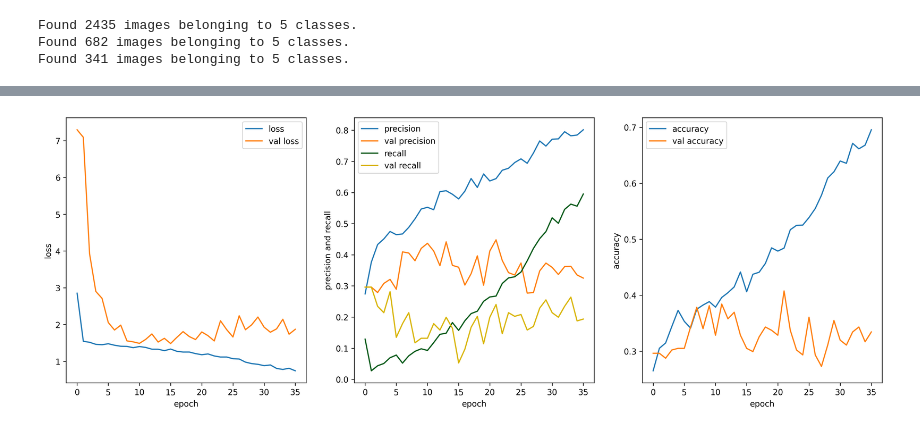
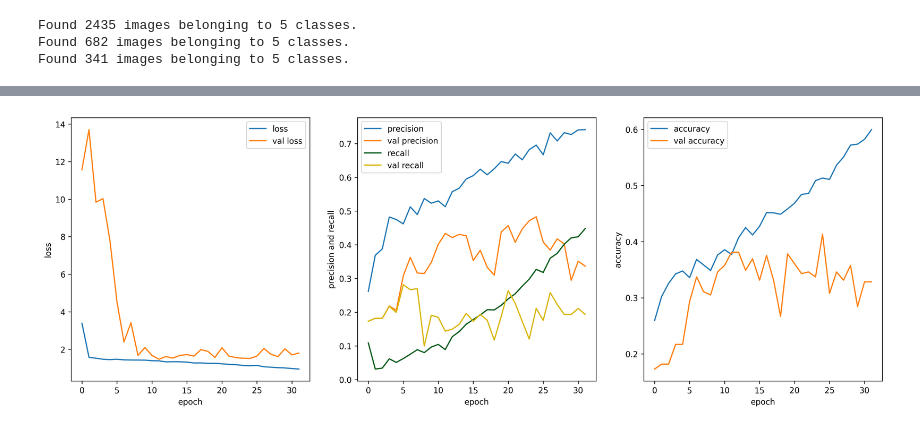
Before and after one commit to ashen007/Identify-Diseases-in-Crops-leaf, a Jupyter notebook: models/cassava_model_VGGNet_exp.ipynb, the cells around one changed output, grey strips where cells are left out. Drawn from its saved outputs; the diff is of its cells as text; code cells hidden in the pictures.

```diff
--- a/models/cassava_model_VGGNet_exp.ipynb
+++ b/models/cassava_model_VGGNet_exp.ipynb
@@ -33,7 +33,7 @@ Found 2435 images belonging to 5 classes.
 Found 682 images belonging to 5 classes.
 Found 341 images belonging to 5 classes.
 # %%
-base_filters = 32
+base_filters = 16
 cassava_model = Sequential()
 
 cassava_model.add(InputLayer(input_shape=(56, 56, 3)))
@@ -151,23 +151,23 @@ Epoch 36/500
 # %%
 figure, axes = plt.subplots(nrows=1, ncols=3, figsize=[18, 6], dpi=300)
 axes = axes.ravel()
 epochs = list(range(len(cassava_history.history['loss'])))
 
 sns.lineplot(x=epochs, y=cassava_history.history['loss'], ax=axes[0], label='loss')
 sns.lineplot(x=epochs, y=cassava_history.history['val_loss'], ax=axes[0], label='val loss')
-sns.lineplot(x=epochs, y=cassava_history.history['precision_1'], ax=axes[1], label='precision')
-sns.lineplot(x=epochs, y=cassava_history.history['val_precision_1'], ax=axes[1], label='val precision')
-sns.lineplot(x=epochs, y=cassava_history.history['recall_1'], color='#025918', ax=axes[1], label='recall')
-sns.lineplot(x=epochs, y=cassava_history.history['val_recall_1'], color='#D9B504', ax=axes[1], label='val recall')
+sns.lineplot(x=epochs, y=cassava_history.history['precision_2'], ax=axes[1], label='precision')
+sns.lineplot(x=epochs, y=cassava_history.history['val_precision_2'], ax=axes[1], label='val precision')
+sns.lineplot(x=epochs, y=cassava_history.history['recall_2'], color='#025918', ax=axes[1], label='recall')
+sns.lineplot(x=epochs, y=cassava_history.history['val_recall_2'], color='#D9B504', ax=axes[1], label='val recall')
 sns.lineplot(x=epochs, y=cassava_history.history['accuracy'], ax=axes[2], label='accuracy')
 sns.lineplot(x=epochs, y=cassava_history.history['val_accuracy'], ax=axes[2], label='val accuracy')
 axes[0].set_xlabel('epoch')
 axes[0].set_ylabel('loss')
 axes[1].set_xlabel('epoch')
 axes[1].set_ylabel('precision and recall')
 axes[2].set_xlabel('epoch')
 axes[2].set_ylabel('accuracy')
-plt.savefig('VGGNet_base_conv_train_history.png')
+plt.savefig('VGGNet_base_conv_train_history_cassava_2.png')
 plt.show()
 # %% [output]
-[figure, old version]
+[figure, new version]
```
Also changed, not shown: parts of 3 cells of this notebook, 3 other files.
